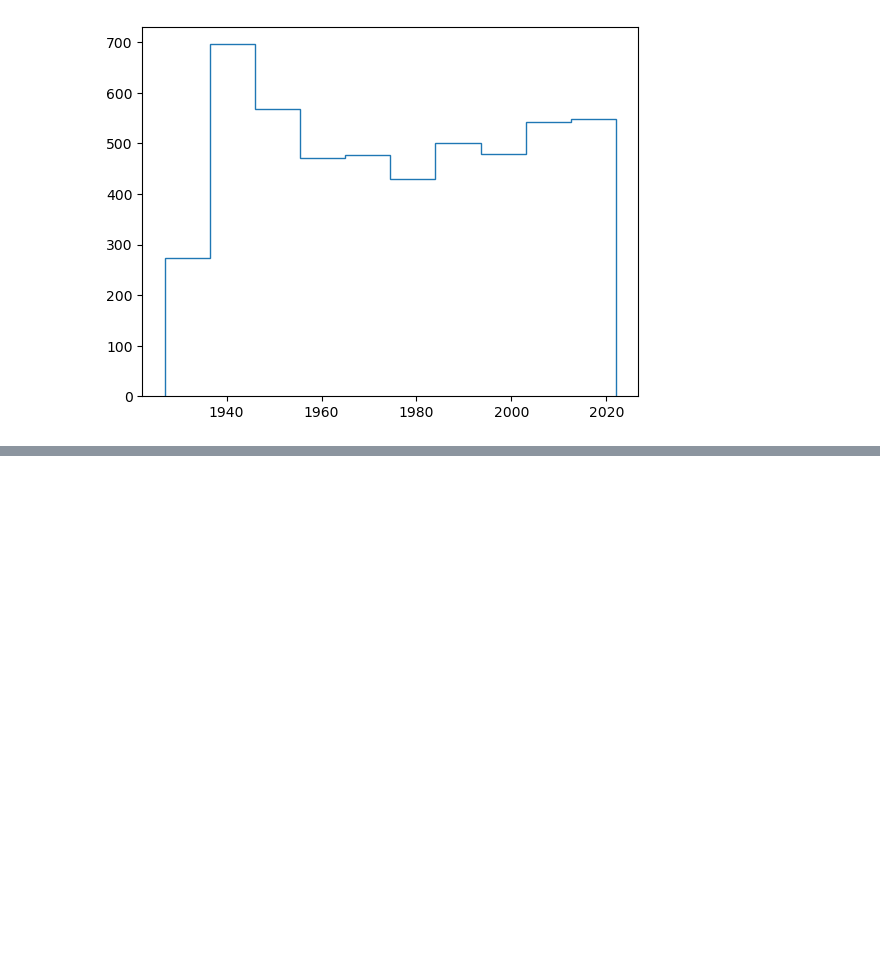
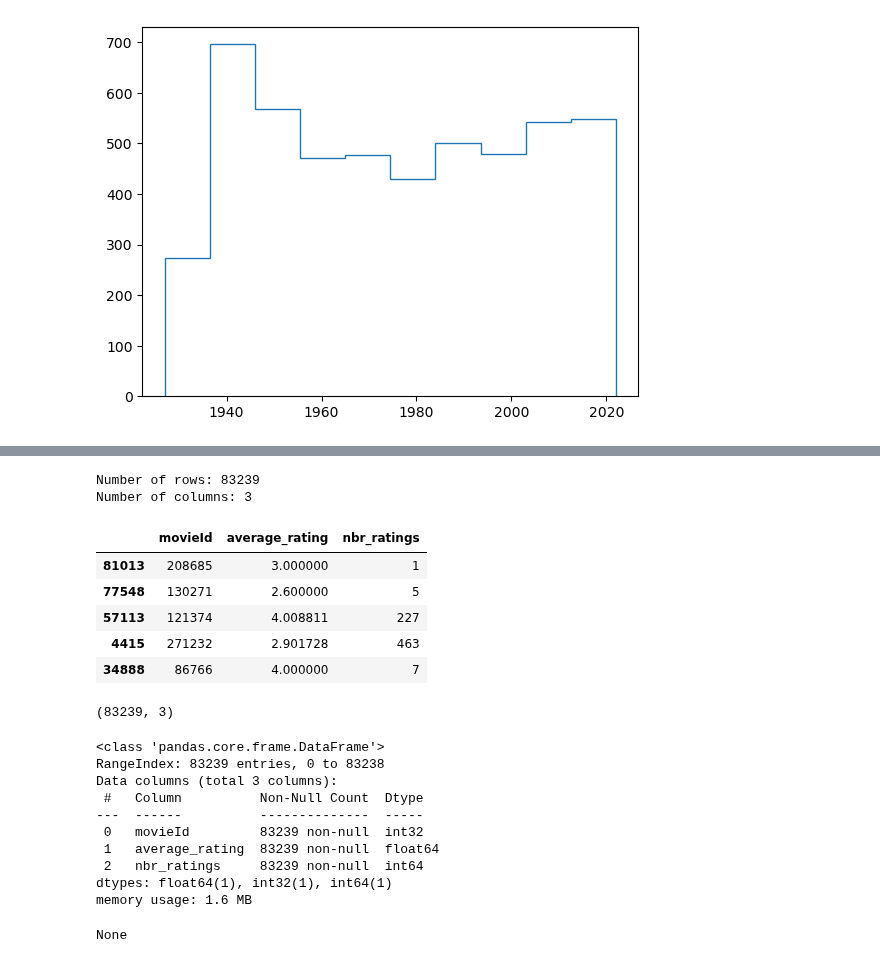
Before and after one commit to epfl-ada/ada-2023-project-thewestbobers, a Jupyter notebook: milestoneP3.ipynb, the cells around one changed output, grey strips where cells are left out. Saved outputs shown, nothing was run; the diff lists cells and outputs as text; code cells hidden in the pictures; blank space fills up the shorter version.

Commit message:
Mehdi: Sparking it up

```diff
--- a/milestoneP3.ipynb
+++ b/milestoneP3.ipynb
@@ -233,0 +245,4 @@ plt.hist(awards_condensed.year, histtype='step')
+# %%
+spark = SparkSession.builder.appName("Ratings").getOrCreate()
+big_ratings = spark.read.csv(DATA_PATH+BIG_RATINGS_PATH, header=True, inferSchema=True)
+big_ratings.show(5)
@@ -233,0 +260,7 @@ plt.hist(awards_condensed.year, histtype='step')
+# %%
+big_ratings_clean = big_ratings.groupBy("movieId").agg(
+    F.avg("rating").alias("average_rating"),
+    F.count("rating").alias("nbr_ratings")
+)
+
+big_ratings_clean.show()
@@ -233,0 +285,32 @@ plt.hist(awards_condensed.year, histtype='step')
+# %%
+num_rows = big_ratings_clean.count()
+num_columns = len(big_ratings_clean.columns)
+print(f"Number of rows: {num_rows}")
+print(f"Number of columns: {num_columns}")
+# %% [output]
+Number of rows: 83239
+Number of columns: 3
+# %%
+big_ratings_pd = big_ratings_clean.toPandas()
+display(big_ratings_pd.sample(5))
+display(big_ratings_pd.shape)
+display(big_ratings_pd.info())
+# %% [output]
+|  | movieId | average_rating | nbr_ratings |
+| 81013 | 208685 | 3.000000 | 1 |
+| 77548 | 130271 | 2.600000 | 5 |
+| 57113 | 121374 | 4.008811 | 227 |
+| 4415 | 271232 | 2.901728 | 463 |
+| 34888 | 86766 | 4.000000 | 7 |
+(83239, 3)
+<class 'pandas.core.frame.DataFrame'>
+RangeIndex: 83239 entries, 0 to 83238
+Data columns (total 3 columns):
+ #   Column          Non-Null Count  Dtype
+---  ------          --------------  -----
+ 0   movieId         83239 non-null  int32
+ 1   average_rating  83239 non-null  float64
+ 2   nbr_ratings     83239 non-null  int64
+dtypes: float64(1), int32(1), int64(1)
+memory usage: 1.6 MB
+None
```
Also changed, not shown: parts of 19 cells of this notebook.
